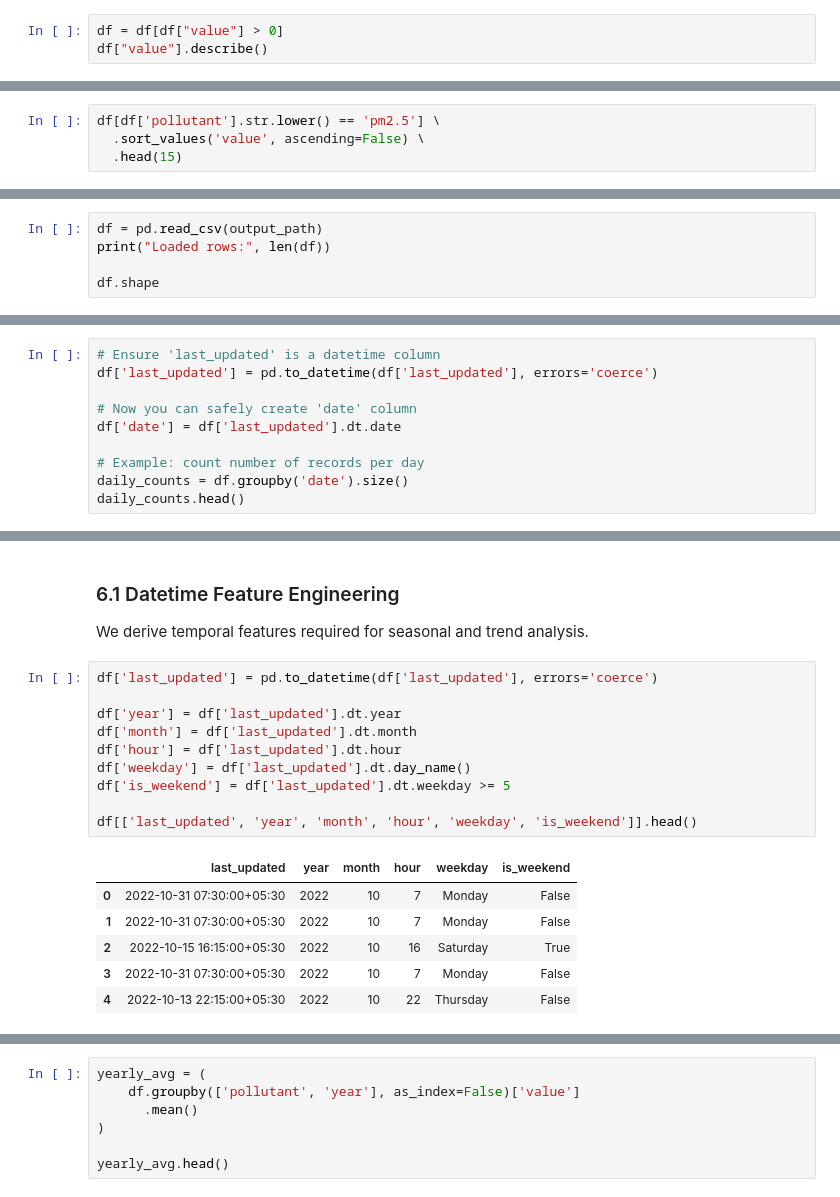
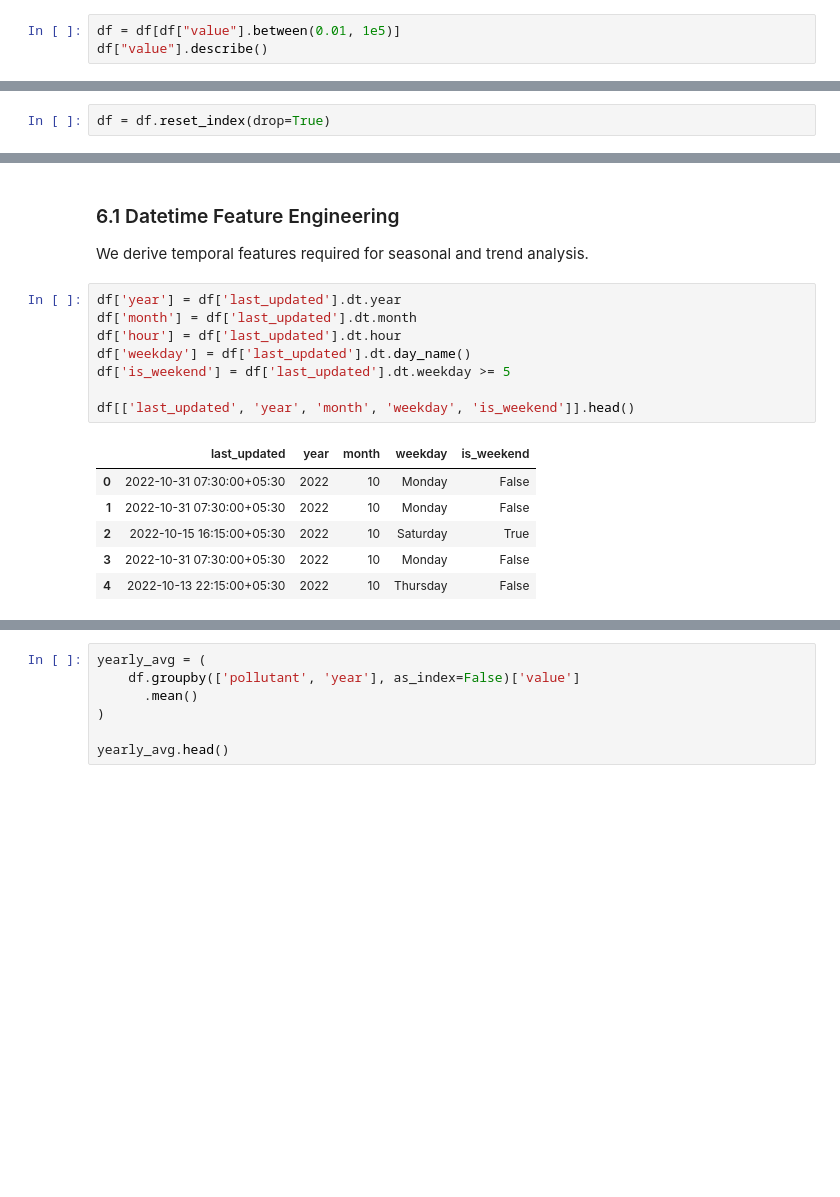
Before and after one commit to Comrade-1729/EDA_MLOPS-Portfolio, a Jupyter notebook: notebooks/01_climate_environment_eda.ipynb, the cells around one changed output, grey strips where cells are left out. Cells and saved outputs as stored; diff of their text form; blank space fills up the shorter version.

```diff
--- a/notebooks/01_climate_environment_eda.ipynb
+++ b/notebooks/01_climate_environment_eda.ipynb
@@ -536,5 +309,5 @@ Decision:
 # %%
-df = df[df["value"] > 0]
+df = df[df["value"].between(0.01, 1e5)]
 df["value"].describe()
 # %% [output]
 count     2365.000000
@@ -793,4 +553,2 @@ Path: datasets\processed\climate\openaq_processed.csv
 # %%
-df[df['pollutant'].str.lower() == 'pm2.5'] \
-  .sort_values('value', ascending=False) \
-  .head(15)
+df = df.reset_index(drop=True)
@@ -830,5 +561,0 @@ Reviewing dataset size and basic statistics after cleaning.
-# %%
-df = pd.read_csv(output_path)
-print("Loaded rows:", len(df))
-
-df.shape
@@ -938,10 +561,0 @@ Analyzing:
-# %%
-# Ensure 'last_updated' is a datetime column
-df['last_updated'] = pd.to_datetime(df['last_updated'], errors='coerce')
-
-# Now you can safely create 'date' column
-df['date'] = df['last_updated'].dt.date
-
-# Example: count number of records per day
-daily_counts = df.groupby('date').size()
-daily_counts.head()
@@ -1673,21 +888,19 @@ This phase goes beyond EDA and focuses on **interpretive temporal behavior**.
 
 We derive temporal features required for seasonal and trend analysis.
 # %%
-df['last_updated'] = pd.to_datetime(df['last_updated'], errors='coerce')
-
 df['year'] = df['last_updated'].dt.year
 df['month'] = df['last_updated'].dt.month
 df['hour'] = df['last_updated'].dt.hour
 df['weekday'] = df['last_updated'].dt.day_name()
 df['is_weekend'] = df['last_updated'].dt.weekday >= 5
 
-df[['last_updated', 'year', 'month', 'hour', 'weekday', 'is_weekend']].head()
+df[['last_updated', 'year', 'month', 'weekday', 'is_weekend']].head()
 # %% [output]
-|  | last_updated | year | month | hour | weekday | is_weekend |
-| 0 | 2022-10-31 07:30:00+05:30 | 2022 | 10 | 7 | Monday | False |
-| 1 | 2022-10-31 07:30:00+05:30 | 2022 | 10 | 7 | Monday | False |
-| 2 | 2022-10-15 16:15:00+05:30 | 2022 | 10 | 16 | Saturday | True |
-| 3 | 2022-10-31 07:30:00+05:30 | 2022 | 10 | 7 | Monday | False |
-| 4 | 2022-10-13 22:15:00+05:30 | 2022 | 10 | 22 | Thursday | False |
+|  | last_updated | year | month | weekday | is_weekend |
+| 0 | 2022-10-31 07:30:00+05:30 | 2022 | 10 | Monday | False |
+| 1 | 2022-10-31 07:30:00+05:30 | 2022 | 10 | Monday | False |
+| 2 | 2022-10-15 16:15:00+05:30 | 2022 | 10 | Saturday | True |
+| 3 | 2022-10-31 07:30:00+05:30 | 2022 | 10 | Monday | False |
+| 4 | 2022-10-13 22:15:00+05:30 | 2022 | 10 | Thursday | False |
 # %%
 monthly_avg = (
```
Also changed, not shown: parts of 136 cells of this notebook, 1 other file.
